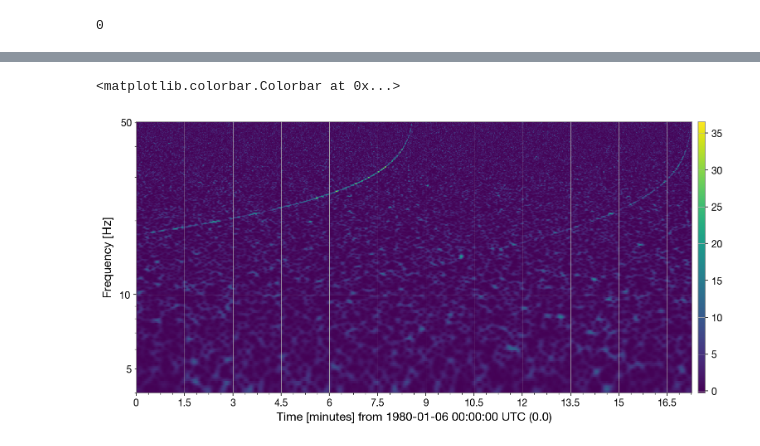
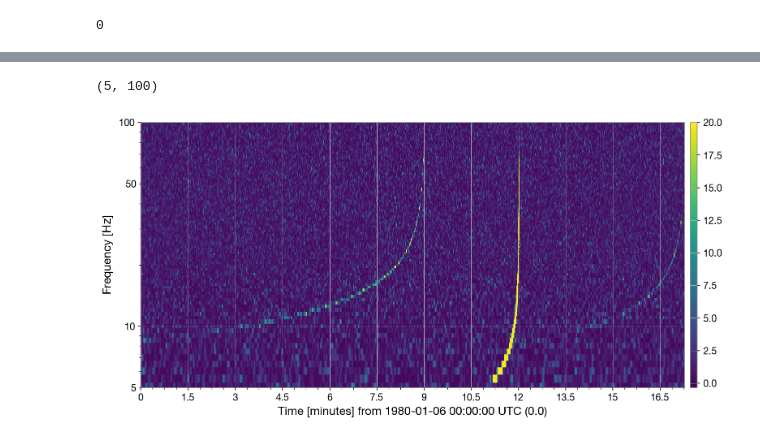
Before and after one commit to farr/XGSpectrogram, a Jupyter notebook: spectrograms.ipynb, the cells around one changed output, grey strips where cells are left out. Saved outputs shown, nothing was run; the diff lists cells and outputs as text; code cells hidden in the pictures.

```diff
--- a/spectrograms.ipynb
+++ b/spectrograms.ipynb
@@ -15,14 +19,18 @@ import scipy.signal as sig
 # %%
-fref = 5
-fmin = fref
 z0 = 2.0
-srate = 4096.0
-hp, hc = lalsim.SimInspiralChooseTDWaveform(1.4*lal.MSUN_SI*(1+z0), 1.4*lal.MSUN_SI*(1+z0), 0.0, 0.0, 0.0, 0.0, 0.0, 0.0, Planck18.luminosity_distance(z0).to(u.Gpc).value*1e9*lal.PC_SI,
+m0 = 1.4
+hp, hc = lalsim.SimInspiralChooseTDWaveform(m0*lal.MSUN_SI*(1+z0), m0*lal.MSUN_SI*(1+z0), 0.0, 0.0, 0.0, 0.0, 0.0, 0.0, Planck18.luminosity_distance(z0).to(u.Gpc).value*1e9*lal.PC_SI,
                                             0.0, 0.0, 0.0, 0.0, 0.0, 1.0/srate, fmin, fref, None, lalsim.TaylorT4)
 # %%
 z1 = 1.0
-hp1, hc1 = lalsim.SimInspiralChooseTDWaveform(1.4*lal.MSUN_SI*(1+z1), 1.4*lal.MSUN_SI*(1+z1), 0.0, 0.0, 0.0, 0.0, 0.0, 0.0, Planck18.luminosity_distance(z1).to(u.Gpc).value*1e9*lal.PC_SI,
+m1 = 1.4
+hp1, hc1 = lalsim.SimInspiralChooseTDWaveform(m1*lal.MSUN_SI*(1+z1), m1*lal.MSUN_SI*(1+z1), 0.0, 0.0, 0.0, 0.0, 0.0, 0.0, Planck18.luminosity_distance(z1).to(u.Gpc).value*1e9*lal.PC_SI,
                                               0.0, 0.0, 0.0, 0.0, 0.0, 1.0/srate, fmin, fref, None, lalsim.TaylorT4)
+# %%
+z2 = 1.5
+m2 = 10.0
+hp2, hc2 = lalsim.SimInspiralChooseTDWaveform(m2*lal.MSUN_SI*(1+z2), m2*lal.MSUN_SI*(1+z2), 0.0, 0.0, 0.0, 0.0, 0.0, 0.0, Planck18.luminosity_distance(z2).to(u.Gpc).value*1e9*lal.PC_SI,
+                                              0.0, 0.0, 0.0, 0.0, 0.0, 1.0/srate, fmin, fref, None, lalsim.TaylorT4)
 # %%
 plt.plot(1/srate*np.arange(0, hp.data.data.shape[0]), hp.data.data)
 plt.xlabel(r'$t / \mathrm{s}$')
@@ -52,14 +62,28 @@ plt.plot(ts_data)
 # %%
 ts_data = hp.data.data + noise.data.data
 N = ts_data.shape[0]
-ts_data[:N//2] += hp1.data.data[-(N-N//2):]
+
+tc1 = 9*60
+iend = int(round(tc1*srate))
+istart = 0
+ts_data[istart:iend] += hp1.data.data[-(iend-istart):]
+
+tc2 = 12*60
+iend = int(round(tc2*srate))
+istart = iend-hp2.data.data.shape[0]
+ts_data[istart:iend] += hp2.data.data
+
 h_timeseries = TimeSeries(ts_data, sample_rate=srate, epoch=0)
 asd = FrequencySeries(np.sqrt(psd.data.data), f0=f0, df=df)
-qs = h_timeseries.q_transform(frange=(4, 50), logf=True, whiten=True, qrange=(200, 200))
+
+q0 = 100
+qs = h_timeseries.q_transform(whiten=True, qrange=(q0, q0))
 # %%
-qs.plot(yscale='log')
+qs.plot(vmax=20)
 ax = plt.gca()
 ax.colorbar()
+ax.set_yscale('log')
+ax.set_ylim(5, 100)
 # %% [output]
-<matplotlib.colorbar.Colorbar at 0x...>
+(5, 100)
-[figure, old version]
+[figure, new version]
```
Also changed, not shown: parts of 3 cells of this notebook.
